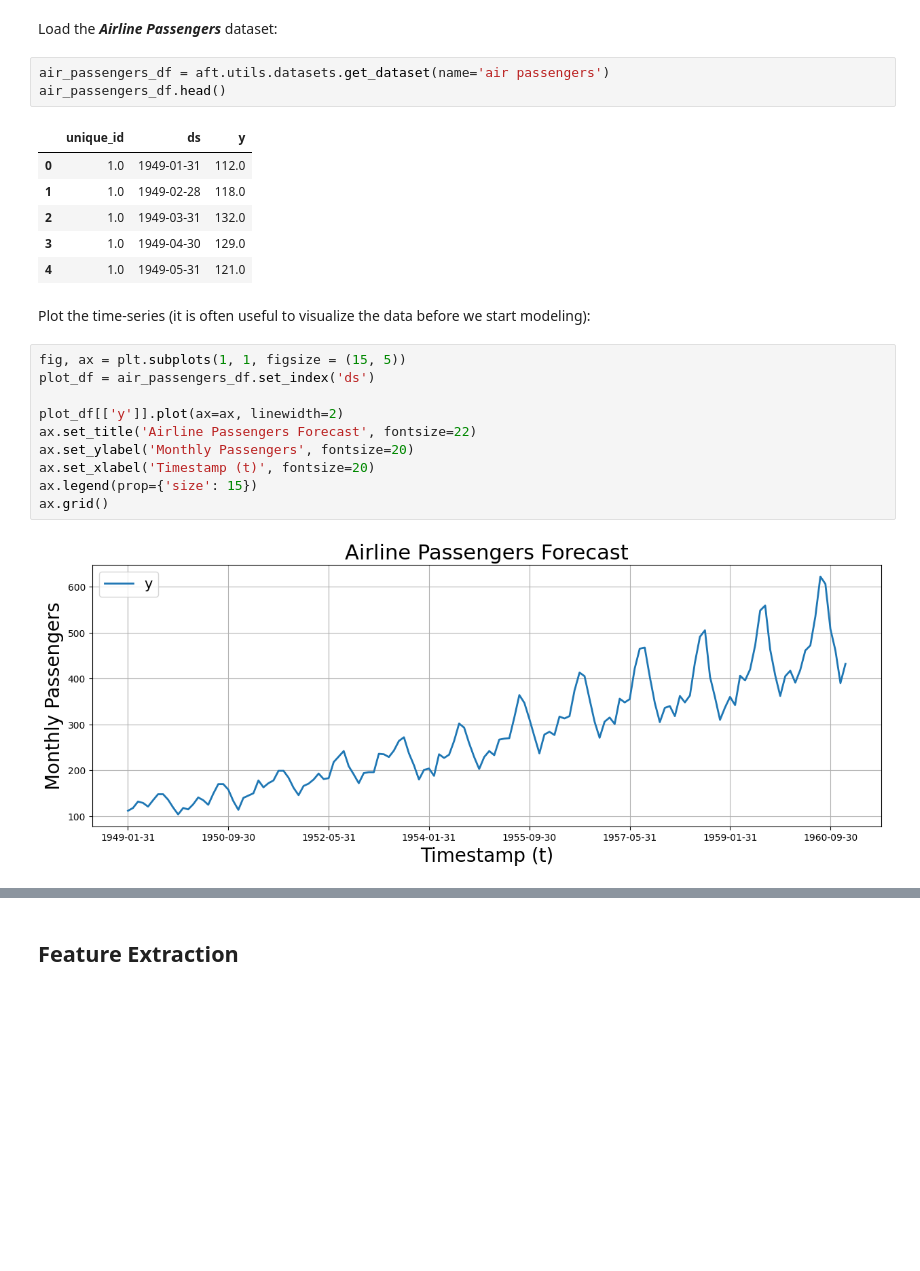
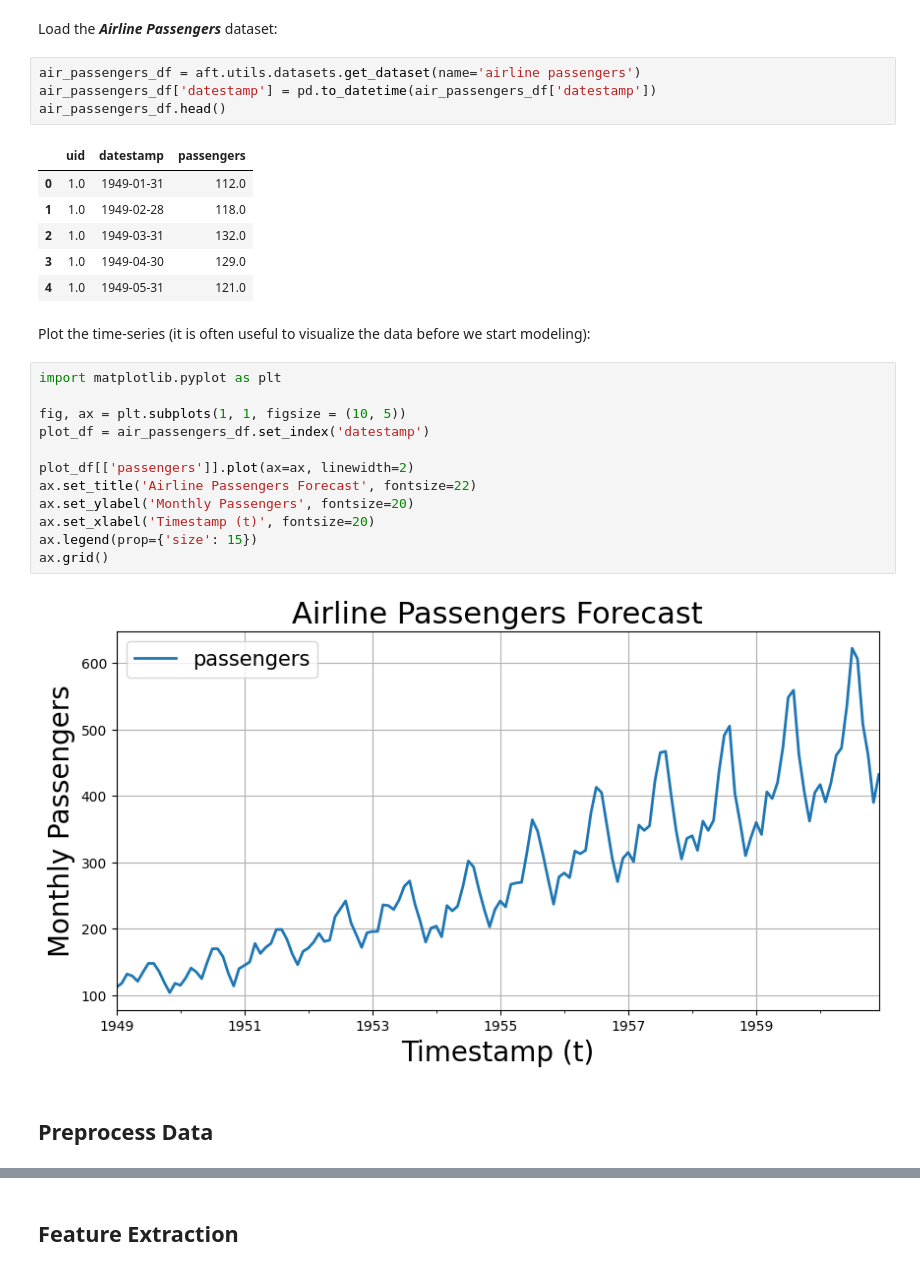
Before and after one commit to autonlab/AutonFeat, a Jupyter notebook: examples/tutorials/single_feature_extraction.ipynb, the cells around one changed output, grey strips where cells are left out. Drawn from its saved outputs; the diff is of its cells as text; blank space fills up the shorter version.

```diff
--- a/examples/tutorials/single_feature_extraction.ipynb
+++ b/examples/tutorials/single_feature_extraction.ipynb
@@ -35,10 +31,11 @@ print(aft.utils.datasets.list_datasets())
 # %% [markdown]
 Load the ***Airline Passengers*** dataset:
 # %%
-air_passengers_df = aft.utils.datasets.get_dataset(name='air passengers')
+air_passengers_df = aft.utils.datasets.get_dataset(name='airline passengers')
+air_passengers_df['datestamp'] = pd.to_datetime(air_passengers_df['datestamp'])
 air_passengers_df.head()
 # %% [output]
-|  | unique_id | ds | y |
+|  | uid | datestamp | passengers |
 | 0 | 1.0 | 1949-01-31 | 112.0 |
 | 1 | 1.0 | 1949-02-28 | 118.0 |
 | 2 | 1.0 | 1949-03-31 | 132.0 |
@@ -47,14 +44,18 @@ air_passengers_df.head()
 # %% [markdown]
 Plot the time-series (it is often useful to visualize the data before we start modeling):
 # %%
-fig, ax = plt.subplots(1, 1, figsize = (15, 5))
-plot_df = air_passengers_df.set_index('ds')
+import matplotlib.pyplot as plt
 
-plot_df[['y']].plot(ax=ax, linewidth=2)
+fig, ax = plt.subplots(1, 1, figsize = (10, 5))
+plot_df = air_passengers_df.set_index('datestamp')
+
+plot_df[['passengers']].plot(ax=ax, linewidth=2)
 ax.set_title('Airline Passengers Forecast', fontsize=22)
 ax.set_ylabel('Monthly Passengers', fontsize=20)
 ax.set_xlabel('Timestamp (t)', fontsize=20)
 ax.legend(prop={'size': 15})
 ax.grid()
 # %% [output]
-[figure, old version]
+[figure, new version]
+# %% [markdown]
+## Preprocess Data
```
Also changed, not shown: parts of 29 cells of this notebook, 2 other files.
